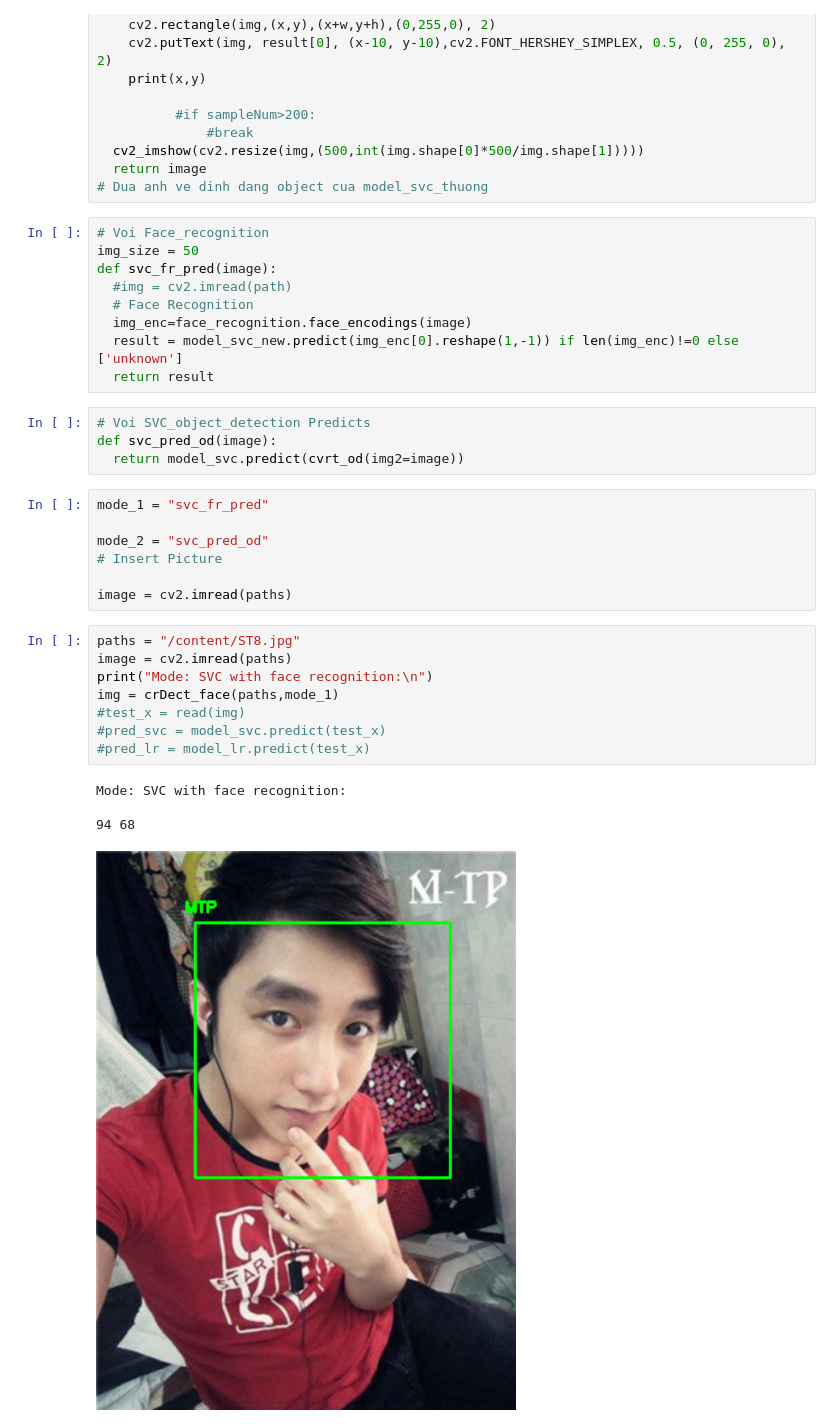
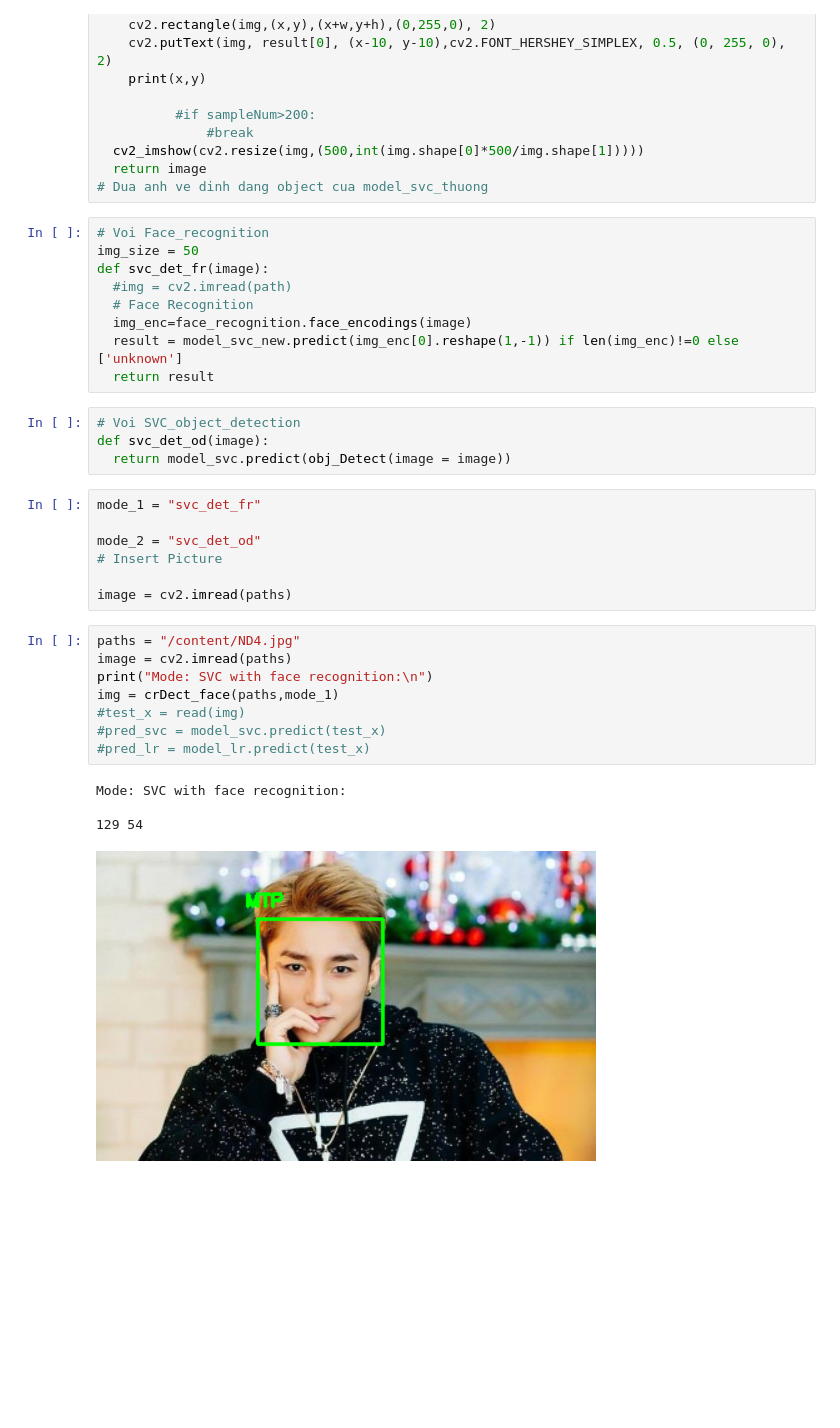
Before and after one commit to latruonghai/CS114.K21, a Jupyter notebook: Recognize1.ipynb, the cells around one changed output. Saved outputs shown, nothing was run; the diff lists cells and outputs as text; blank space fills up the shorter version.

```diff
--- a/Recognize1.ipynb
+++ b/Recognize1.ipynb
@@ -162,36 +139,36 @@ def crDect_face(path,fn):
 # %%
 # Voi Face_recognition
 img_size = 50
-def svc_fr_pred(image):
+def svc_det_fr(image):
   #img = cv2.imread(path)
   # Face Recognition
   img_enc=face_recognition.face_encodings(image)
   result = model_svc_new.predict(img_enc[0].reshape(1,-1)) if len(img_enc)!=0 else ['unknown']
   return result
 # %%
-# Voi SVC_object_detection Predicts
-def svc_pred_od(image):
-  return model_svc.predict(cvrt_od(img2=image))
+# Voi SVC_object_detection
+def svc_det_od(image):
+  return model_svc.predict(obj_Detect(image = image))
 # %%
-mode_1 = "svc_fr_pred"
+mode_1 = "svc_det_fr"
 
-mode_2 = "svc_pred_od"
+mode_2 = "svc_det_od"
 # Insert Picture
 
 image = cv2.imread(paths)
 # %%
-paths = "/content/ST8.jpg"
+paths = "/content/ND4.jpg"
 image = cv2.imread(paths)
 print("Mode: SVC with face recognition:\n")
 img = crDect_face(paths,mode_1)
 #test_x = read(img)
 #pred_svc = model_svc.predict(test_x)
 #pred_lr = model_lr.predict(test_x)
 # %% [output]
 Mode: SVC with face recognition:
 
-94 68
+129 54
-[figure, old version]
+[figure, new version]
 # %%
 print("Mode: SVC with object detection:\n")
 img = crDect_face(paths,mode_2)
```
Also changed, not shown: parts of 12 cells of this notebook.
